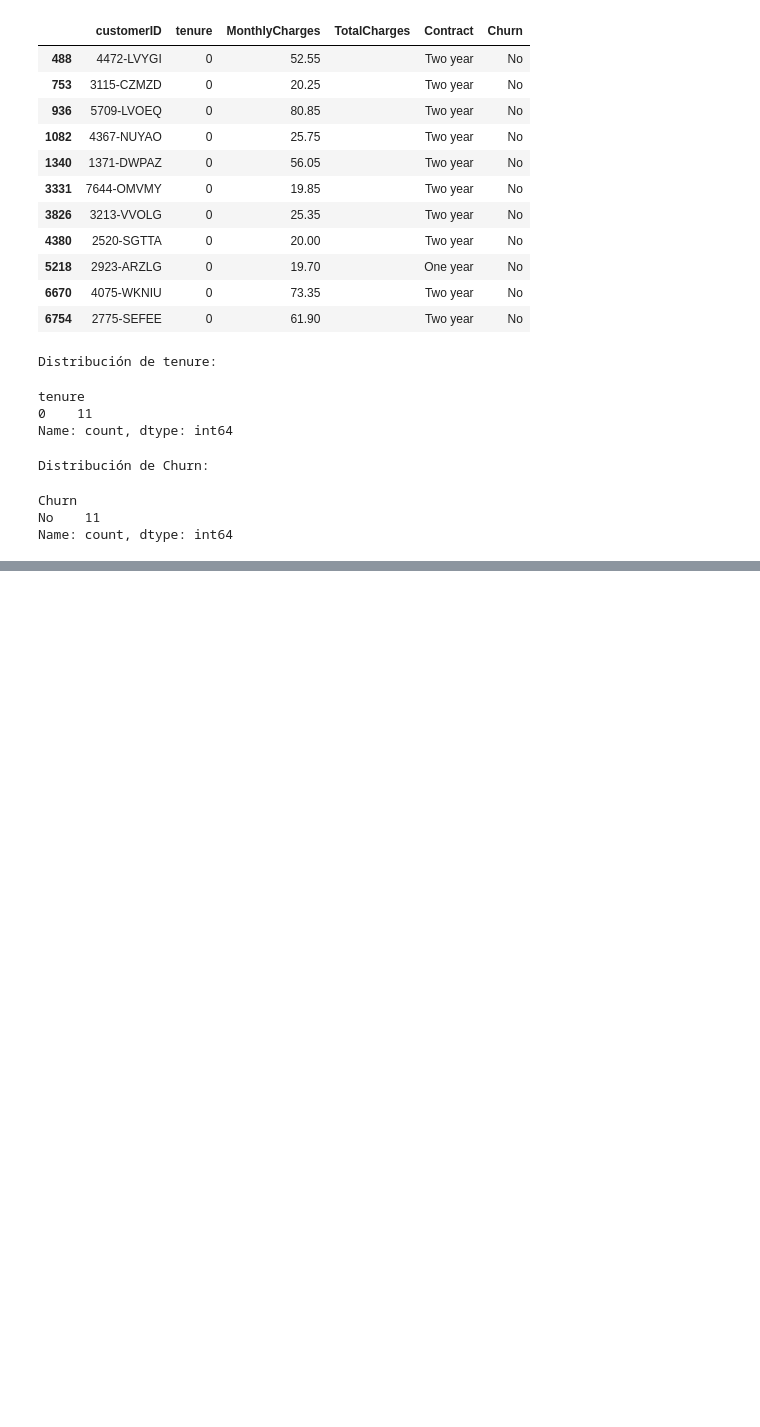
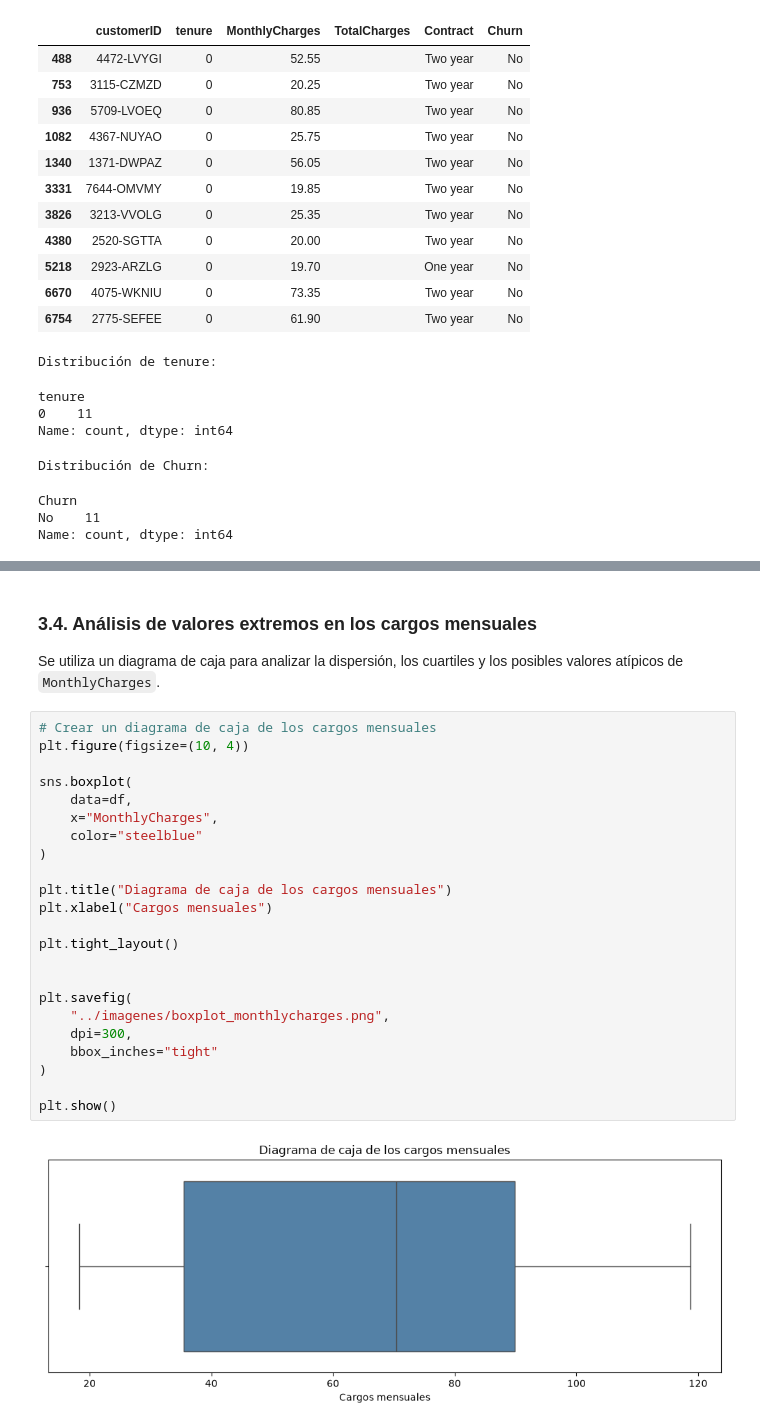
Before and after one commit to JuanMAleman/Practicas-IA, a Jupyter notebook: Practica2/notebooks/Practica_2_EDA.ipynb, the cells around one changed output, grey strips where cells are left out. Cells and saved outputs as stored; diff of their text form; blank space fills up the shorter version.

```diff
--- a/Practica2/notebooks/Practica_2_EDA.ipynb
+++ b/Practica2/notebooks/Practica_2_EDA.ipynb
@@ -325,0 +828,30 @@ Name: count, dtype: int64
+# %% [markdown]
+### 3.4. Análisis de valores extremos en los cargos mensuales
+
+Se utiliza un diagrama de caja para analizar la dispersión,
+los cuartiles y los posibles valores atípicos de `MonthlyCharges`.
+# %%
+# Crear un diagrama de caja de los cargos mensuales
+plt.figure(figsize=(10, 4))
+
+sns.boxplot(
+    data=df,
+    x="MonthlyCharges",
+    color="steelblue"
+)
+
+plt.title("Diagrama de caja de los cargos mensuales")
+plt.xlabel("Cargos mensuales")
+
+plt.tight_layout()
+
+
+plt.savefig(
+    "../imagenes/boxplot_monthlycharges.png",
+    dpi=300,
+    bbox_inches="tight"
+)
+
+plt.show()
+# %% [output]
+[figure, added]
```
Also changed, not shown: parts of 151 cells of this notebook, 23 other files.
